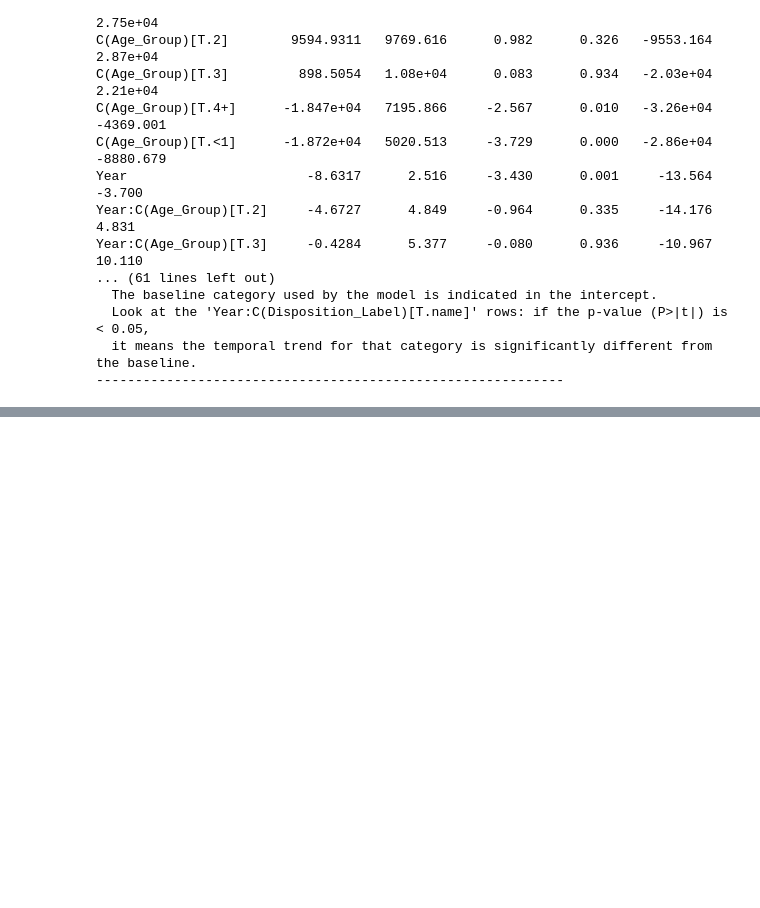
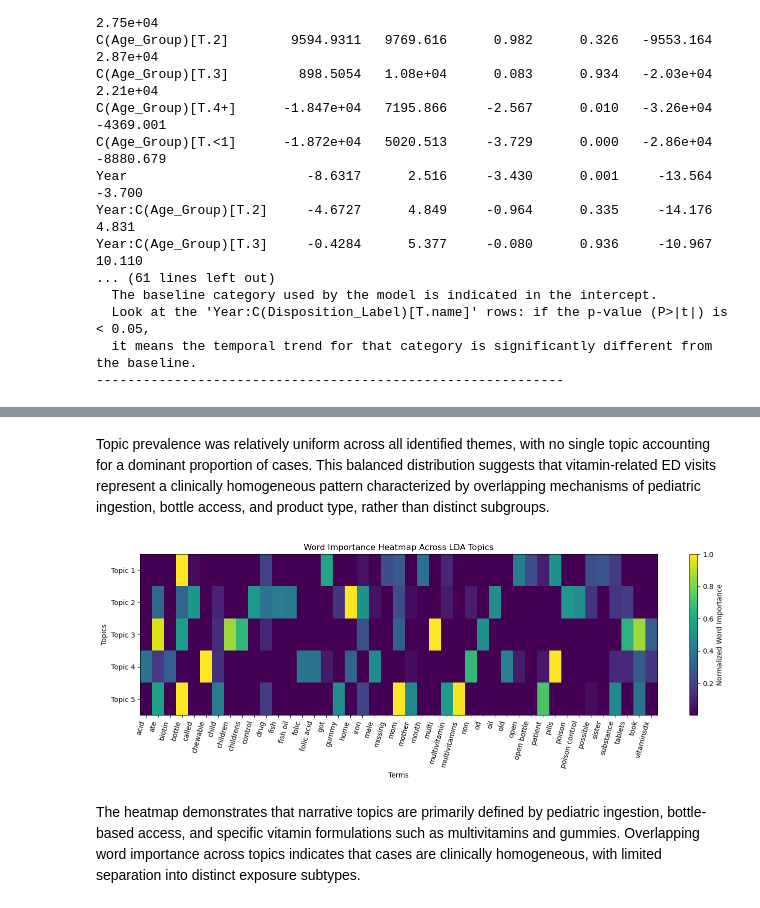
Before and after one commit to fede-giorgi/vitamins, a Jupyter notebook: temporal_analysis.ipynb, the cells around one changed output, grey strips where cells are left out. Cells and saved outputs as stored; diff of their text form; code cells hidden in the pictures; blank space fills up the shorter version.

```diff
--- a/temporal_analysis.ipynb
+++ b/temporal_analysis.ipynb
@@ -586,0 +743,58 @@ Year:C(Age_Group)[T.3]     -0.4284      5.377     -0.080      0.936     -10.967
+# %% [markdown]
+Topic prevalence was relatively uniform across all identified themes, with no single topic accounting for a dominant proportion of cases. This balanced distribution suggests that vitamin-related ED visits represent a clinically homogeneous pattern characterized by overlapping mechanisms of pediatric ingestion, bottle access, and product type, rather than distinct subgroups.
+# %%
+import pandas as pd
+import matplotlib.pyplot as plt
+
+# Number of words to show per topic
+top_n = 10
+
+# Collect top words across all topics
+top_words_all = set()
+for topic in lda.components_:
+    top_indices = topic.argsort()[-top_n:]
+    top_words_all.update(filtered_words[top_indices])
+
+top_words_all = sorted(list(top_words_all))
+
+# Build topic-word importance matrix
+heatmap_data = pd.DataFrame(
+    index=[f'Topic {i+1}' for i in range(lda.n_components)],
+    columns=top_words_all
+)
+
+for topic_idx, topic in enumerate(lda.components_):
+    for word in top_words_all:
+        word_idx = list(filtered_words).index(word)
+        heatmap_data.loc[f'Topic {topic_idx+1}', word] = topic[word_idx]
+
+heatmap_data = heatmap_data.astype(float)
+
+# Normalize within each topic for readability
+heatmap_data_norm = heatmap_data.div(heatmap_data.max(axis=1), axis=0)
+
+plt.figure(figsize=(14, 5))
+plt.imshow(heatmap_data_norm, aspect='auto')
+
+plt.xticks(
+    ticks=range(len(top_words_all)),
+    labels=top_words_all,
+    rotation=75,
+    ha='right'
+)
+
+plt.yticks(
+    ticks=range(lda.n_components),
+    labels=[f'Topic {i+1}' for i in range(lda.n_components)]
+)
+
+plt.colorbar(label='Normalized Word Importance')
+plt.title('Word Importance Heatmap Across LDA Topics')
+plt.xlabel('Terms')
+plt.ylabel('Topics')
+plt.tight_layout()
+plt.show()
+# %% [output]
+[figure, added]
+# %% [markdown]
+The heatmap demonstrates that narrative topics are primarily defined by pediatric ingestion, bottle-based access, and specific vitamin formulations such as multivitamins and gummies. Overlapping word importance across topics indicates that cases are clinically homogeneous, with limited separation into distinct exposure subtypes.
```
Also changed, not shown: parts of 16 cells of this notebook, 1 other file.
